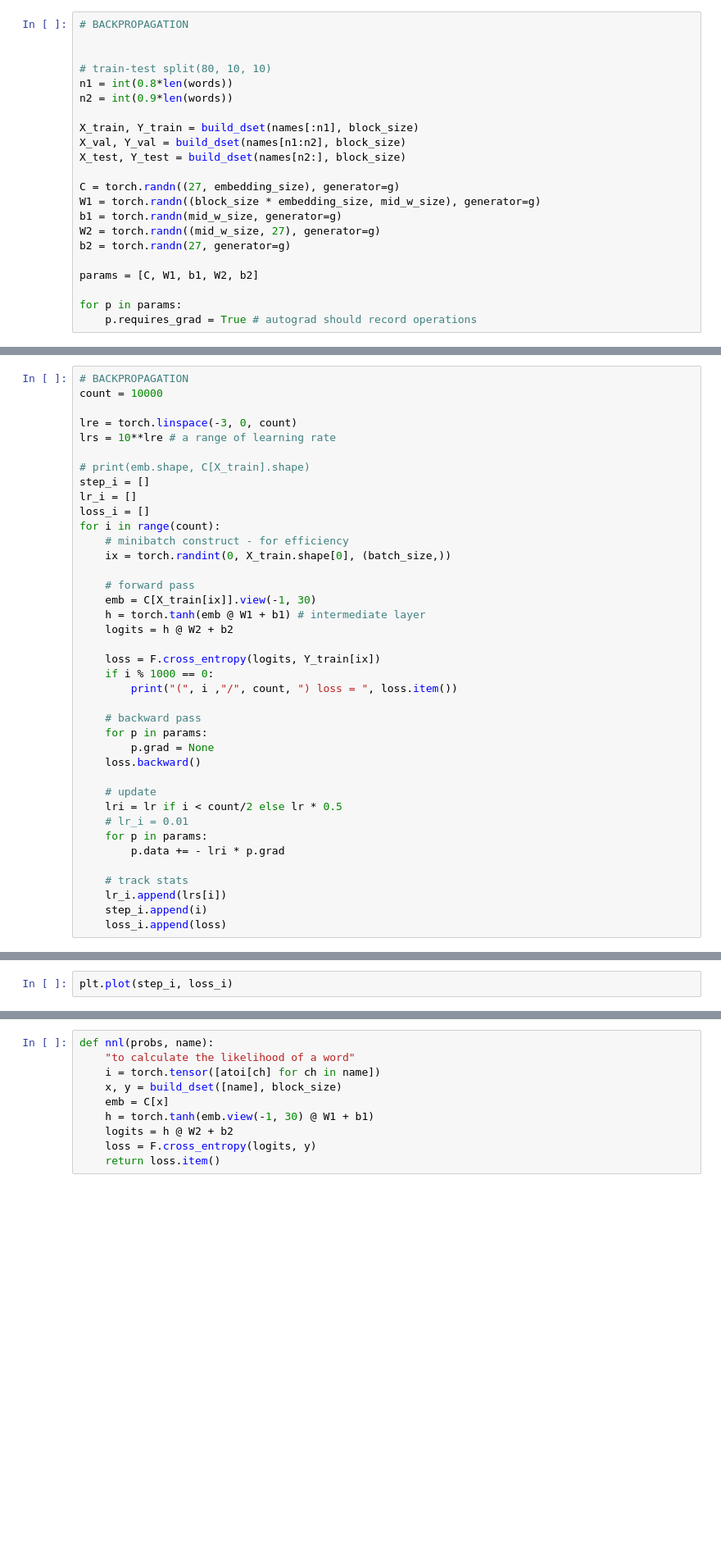
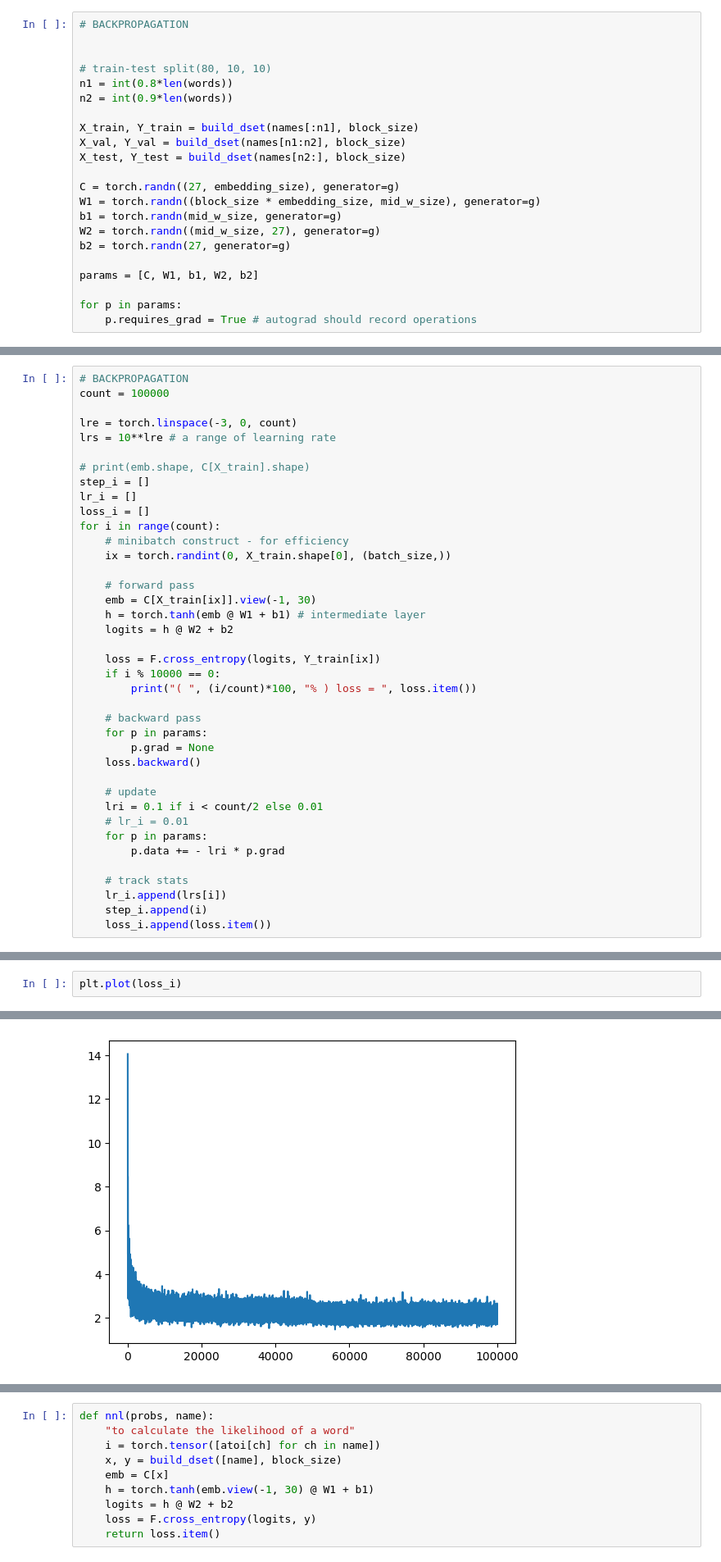
Before and after one commit to amar-jay/karparthy, a Jupyter notebook: makemore/mlp.ipynb, the cells around one changed output, grey strips where cells are left out. Shown: that part at 82% size. Cells and saved outputs as stored; diff of their text form; blank space fills up the shorter version.

```diff
--- a/makemore/mlp.ipynb
+++ b/makemore/mlp.ipynb
@@ -267,6 +262,6 @@ The minimum learning rate is:  -0.56456458568573
 # %%
 # BACKPROPAGATION
-count = 10000
+count = 100000
 
 lre = torch.linspace(-3, 0, count)
 lrs = 10**lre # a range of learning rate
@@ -285,8 +280,8 @@ for i in range(count):
     logits = h @ W2 + b2
 
     loss = F.cross_entropy(logits, Y_train[ix])
-    if i % 1000 == 0:
-        print("(", i ,"/", count, ") loss = ", loss.item())
+    if i % 10000 == 0:
+        print("( ", (i/count)*100, "% ) loss = ", loss.item())
 
     # backward pass
     for p in params:
@@ -294,7 +289,7 @@ for i in range(count):
     loss.backward()
 
     # update
-    lri = lr if i < count/2 else lr * 0.5
+    lri = 0.1 if i < count/2 else 0.01
     # lr_i = 0.01
     for p in params:
         p.data += - lri * p.grad
@@ -302,5 +297,5 @@ for i in range(count):
     # track stats
     lr_i.append(lrs[i])
     step_i.append(i)
-    loss_i.append(loss)
+    loss_i.append(loss.item())
 # %% [output]
@@ -314,2 +312,3 @@ for i in range(count):
 # %%
-plt.plot(step_i, loss_i)
+plt.plot(loss_i)
+# %% [output]
@@ -316,3 +316,4 @@ plt.plot(step_i, loss_i)
+[figure, added]
 # %%
 X, Y = X_val, Y_val # validation set
 emb = C[X]
```
Also changed, not shown: parts of 13 cells of this notebook, 3 other files.
